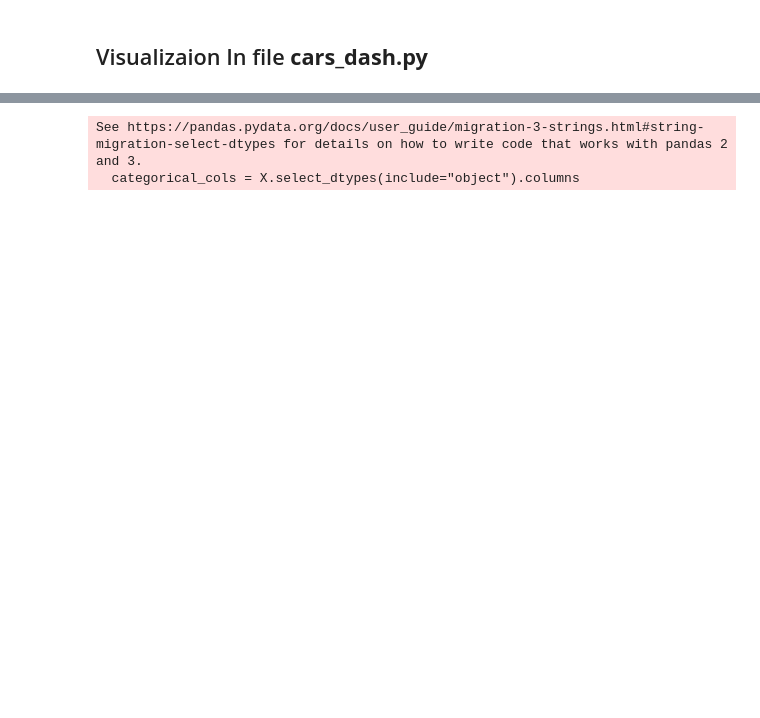
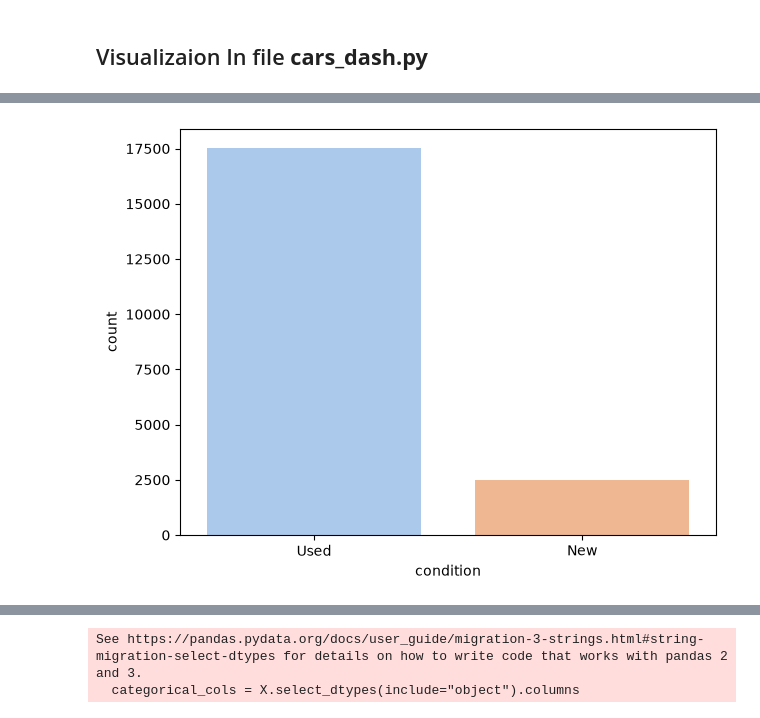
Before and after one commit to hisham5alil/NTI-final-project, a Jupyter notebook: cars.ipynb, the cells around one changed output, grey strips where cells are left out. Saved outputs shown, nothing was run; the diff lists cells and outputs as text; code cells hidden in the pictures; blank space fills up the shorter version.

```diff
--- a/cars.ipynb
+++ b/cars.ipynb
@@ -208,0 +237,7 @@ for b in sorted(df['price_bin'].dropna().unique()):
+# %%
+sns.countplot(data=df, x='condition', hue='condition', palette='pastel', legend=False)
+axes.set_title('Condition Distribution')
+plt.tight_layout()
+plt.show()
+# %% [output]
+[figure, added]
```
Also changed, not shown: parts of 18 cells of this notebook, 3 other files.
